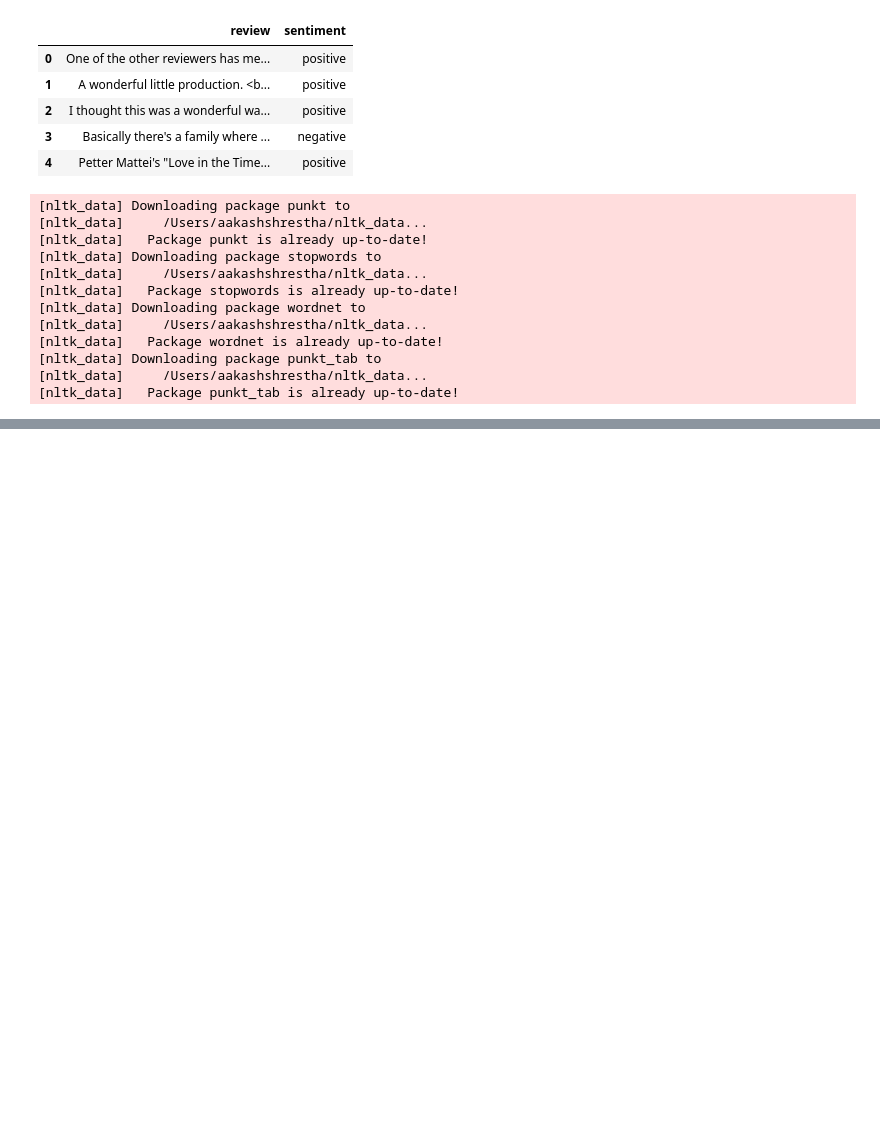
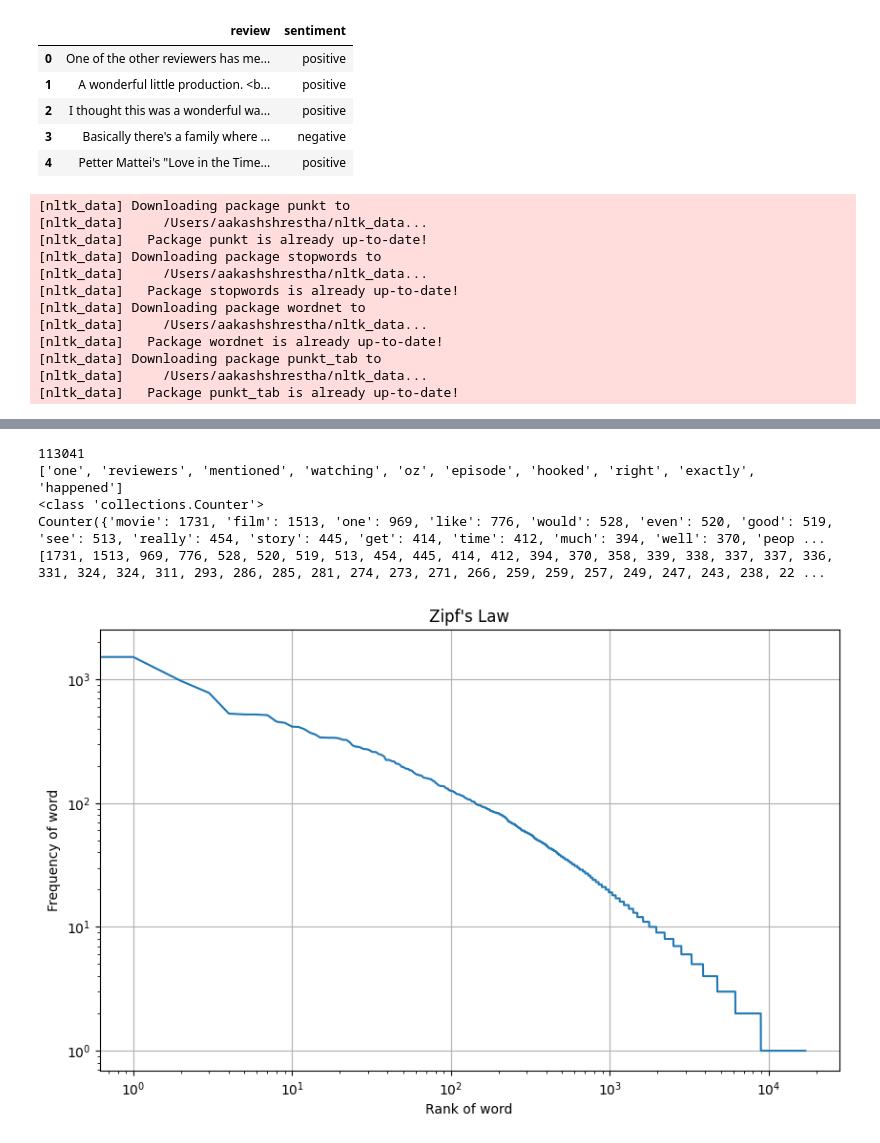
Before and after one commit to Aakash-shrestha/InformationRetrieval, a Jupyter notebook: Lab1/notebook/review_preprocessing.ipynb, the cells around one changed output, grey strips where cells are left out. Cells and saved outputs as stored; diff of their text form; code cells hidden in the pictures; blank space fills up the shorter version.

```diff
--- a/Lab1/notebook/review_preprocessing.ipynb
+++ b/Lab1/notebook/review_preprocessing.ipynb
@@ -137,3 +140,14 @@ df.head(10)
 | 7 | This show was an amazing, fresh &... | negative | [This, show, was, an, amazing, ,,... | [this, show, was, an, amazing, ,,... | [show, amazing, fresh, innovative... | [show, amaz, fresh, innov, idea, ... | [show, amazing, fresh, innovative... |
 | 8 | Encouraged by the positive commen... | negative | [Encouraged, by, the, positive, c... | [encouraged, by, the, positive, c... | [encouraged, positive, comments, ... | [encourag, posit, comment, film, ... | [encouraged, positive, comment, f... |
 | 9 | If you like original gut wrenchin... | positive | [If, you, like, original, gut, wr... | [if, you, like, original, gut, wr... | [like, original, gut, wrenching, ... | [like, origin, gut, wrench, laugh... | [like, original, gut, wrenching, ... |
+# %%
+#POS tagging and shallow parsing
+#POS -> Part of Speech, helps identify grammar roles like noun, verb.
+nltk.download('averaged_perceptron_tagger_eng')
+nltk.download('universal_tagset')
+df['pos_tags'] = df['tokens_nostopwords'].apply(lambda x: nltk.pos_tag(x, tagset='universal'));
+df['pos_tags'].head()
+
+#Shallow Parsing whahthththt
+
+# do it
@@ -139,0 +168,31 @@ df.head(10)
+# %%
+#Zipf's Law
+from collections import Counter
+import matplotlib.pyplot as plt
+
+all_words = [word for tokens in df['tokens_nostopwords'] for word in tokens]
+print(len(all_words))
+print(all_words[:10])
+
+word_freq =Counter(all_words)
+print(type(word_freq))
+print(word_freq)
+
+freqs = sorted(word_freq.values(), reverse=True) #sorted in descending order
+#words with higher frequency is lower rank, rank 1 -> highest fruquency...
+print(freqs)
+
+plt.figure(figsize=(10,6))
+plt.loglog(freqs) #x and y axis both have logarithmic scale, large
+plt.title("Zipf's Law")
+plt.xlabel("Rank of word")
+plt.ylabel("Frequency of word")
+plt.grid(True)
+plt.show()
+# %% [output]
+113041
+['one', 'reviewers', 'mentioned', 'watching', 'oz', 'episode', 'hooked', 'right', 'exactly', 'happened']
+<class 'collections.Counter'>
+Counter({'movie': 1731, 'film': 1513, 'one': 969, 'like': 776, 'would': 528, 'even': 520, 'good': 519, 'see': 513, 'really': 454, 'story': 445, 'get': 414, 'time': 412, 'much': 394, 'well': 370, 'peop ...
+[1731, 1513, 969, 776, 528, 520, 519, 513, 454, 445, 414, 412, 394, 370, 358, 339, 338, 337, 337, 336, 331, 324, 324, 311, 293, 286, 285, 281, 274, 273, 271, 266, 259, 259, 257, 249, 247, 243, 238, 22 ...
+[figure, added]
```
Also changed, not shown: parts of 10 cells of this notebook.
